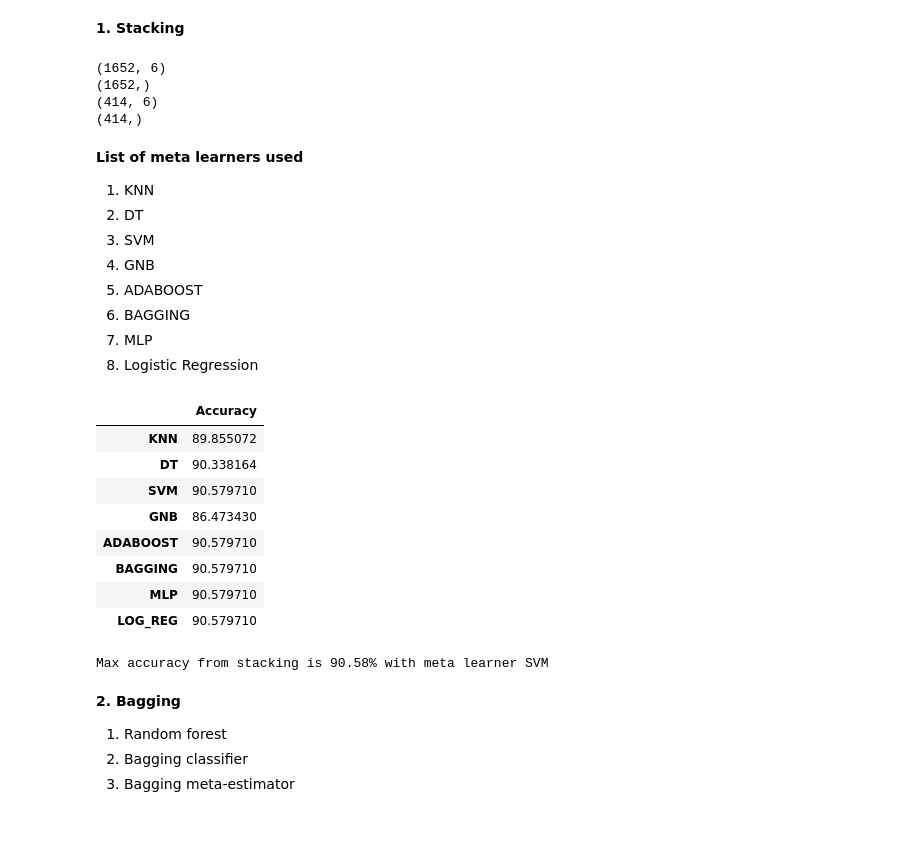
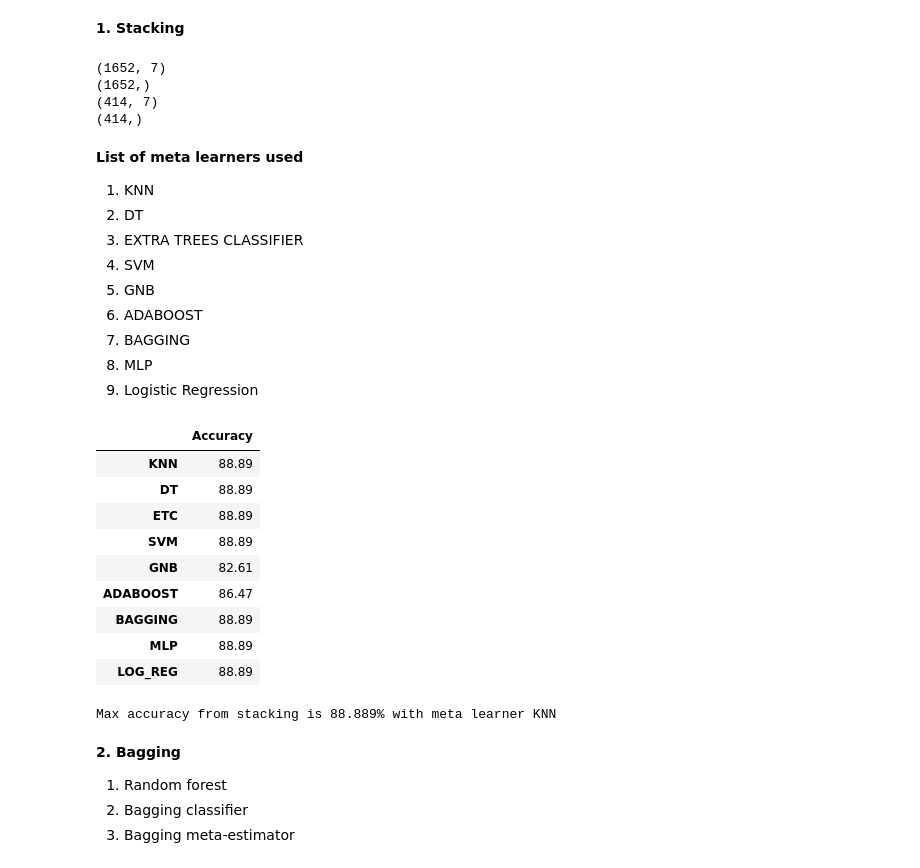
Before and after one commit to Shankar0x/CSE305_EnsembleChurnProject, a Jupyter notebook: main.ipynb, the cells around one changed output. Cells and saved outputs as stored; diff of their text form; code cells hidden in the pictures; blank space fills up the shorter version.

Commit message:
Stacking and XGB

```diff
--- a/main.ipynb
+++ b/main.ipynb
@@ -963,0 +1010,8 @@ LogReg:  0.7676669893514037
+# %%
+# Extra Trees Classifier
+from sklearn.tree import ExtraTreeClassifier
+clf = ExtraTreeClassifier(random_state=0).fit(x_train, y_train)
+y_pred_ETC = (clf.predict(x_test))
+print("Extra Trees: ",accuracy_score(y_test, y_pred_ETC))
+
+accuracies['ETC'] = accuracy_score(y_test, y_pred_ETC)
@@ -964,6 +1020,6 @@ LogReg:  0.7676669893514037
 # %% [markdown]
 <b> Make dataframe of predictions
 # %%
-pred_df = pd.DataFrame(list(zip(y_pred_DT, y_pred_KNN, y_pred_SVM, y_pred_GNB, y_pred_MLP, y_pred_LOG, y_test)), columns=['DT','KNN','SVM','GNB', 'MLP','LOG_REG','Test'])
+pred_df = pd.DataFrame(list(zip(y_pred_DT, y_pred_KNN, y_pred_SVM, y_pred_GNB, y_pred_MLP, y_pred_LOG, y_pred_ETC, y_test)), columns=['DT','KNN','SVM','GNB', 'MLP','LOG_REG', 'Extra Trees', 'Test'])
 pred_df
 # %% [output]
@@ -1017,15 +1083,16 @@ print(meta_y_train.shape)
 print(meta_x_test.shape)
 print(meta_y_test.shape)
 # %% [output]
-(1652, 6)
+(1652, 7)
 (1652,)
-(414, 6)
+(414, 7)
 (414,)
 # %% [markdown]
 <b>List of meta learners used </b>
 <ol>
 <li>KNN
 <li>DT
+<li>EXTRA TREES CLASSIFIER
 <li>SVM
 <li>GNB
 <li>ADABOOST
@@ -1051,6 +1118,15 @@ clf = tree.DecisionTreeClassifier()
 clf = clf.fit(meta_x_train, meta_y_train)
 y_pred_2 = clf.predict(meta_x_test)
 dt_lis.append(accuracy_score(meta_y_test, y_pred_2)*100)
+
+# Extra Trees Classifier
+etc_lis= []
+from sklearn.tree import ExtraTreeClassifier
+clf = ExtraTreeClassifier(random_state=0)
+clf.fit(meta_x_train, meta_y_train)
+y_pred_etc = clf.predict(meta_x_test)
+etc_lis.append(accuracy_score(meta_y_test, y_pred_etc)*100)
+
 # SVM
 svm_lis = []
 clf = make_pipeline(StandardScaler(), SVC(gamma='auto'))
@@ -1070,48 +1146,49 @@ from sklearn.ensemble import AdaBoostClassifier
 clf = AdaBoostClassifier(n_estimators=100, random_state=0)
 clf.fit(meta_x_train, meta_y_train)
 y_pred_5 = clf.predict(meta_x_test)
 ada_lis.append(accuracy_score(meta_y_test, y_pred_5)*100)
 # Bagging classifier
 bag_lis = []
 from sklearn.svm import SVC
 from sklearn.ensemble import BaggingClassifier
 clf = BaggingClassifier(base_estimator=SVC(),
                         n_estimators=10, random_state=0).fit(meta_x_train, meta_y_train)
 y_pred_6 = clf.predict(meta_x_test)
 bag_lis.append(accuracy_score(meta_y_test, y_pred_6)*100)
 
 # MLP
 mlp_lis = []
 from sklearn.neural_network import MLPClassifier
 clf = MLPClassifier(random_state=1, max_iter=300).fit(meta_x_train, meta_y_train)
 y_pred_7 = clf.predict(meta_x_test)
 mlp_lis.append(accuracy_score(meta_y_test, y_pred_7)*100)
 
 # Logisitic Regression
 log_lis = []
 from sklearn.linear_model import LogisticRegression
 clf = LogisticRegression(random_state=0).fit(meta_x_train, meta_y_train)
 y_pred_8 = clf.predict(meta_x_test)
 log_lis.append(accuracy_score(meta_y_test, y_pred_8)*100)
 
-ens_res = pd.DataFrame(list(list(zip(knn_lis, dt_lis, svm_lis, gnb_lis, ada_lis, bag_lis, mlp_lis, log_lis))[0]), columns=['Accuracy'],index=['KNN','DT', 'SVM','GNB', 'ADABOOST','BAGGING','MLP','LOG_REG'])
+ens_res = pd.DataFrame(list(list(zip(knn_lis, dt_lis, etc_lis, svm_lis, gnb_lis, ada_lis, bag_lis, mlp_lis, log_lis))[0]), columns=['Accuracy'],index=['KNN','DT', 'ETC', 'SVM','GNB', 'ADABOOST','BAGGING','MLP','LOG_REG'])
 ens_res
 # %% [output]
 |  | Accuracy |
-| KNN | 89.855072 |
-| DT | 90.338164 |
-| SVM | 90.579710 |
-| GNB | 86.473430 |
-| ADABOOST | 90.579710 |
-| BAGGING | 90.579710 |
-| MLP | 90.579710 |
-| LOG_REG | 90.579710 |
+| KNN | 88.89 |
+| DT | 88.89 |
+| ETC | 88.89 |
+| SVM | 88.89 |
+| GNB | 82.61 |
+| ADABOOST | 86.47 |
+| BAGGING | 88.89 |
+| MLP | 88.89 |
+| LOG_REG | 88.89 |
 # %%
 acc = float(ens_res['Accuracy'].max())
 max_ind = list(ens_res.idxmax())[0]
 print(f"Max accuracy from stacking is {round(acc,3)}% with meta learner {max_ind}")
 # %% [output]
-Max accuracy from stacking is 90.58% with meta learner SVM
+Max accuracy from stacking is 88.889% with meta learner KNN
 # %% [markdown]
 <b>2. Bagging </b>
 <ol>
```
Also changed, not shown: parts of 59 cells of this notebook, 4 other files.
